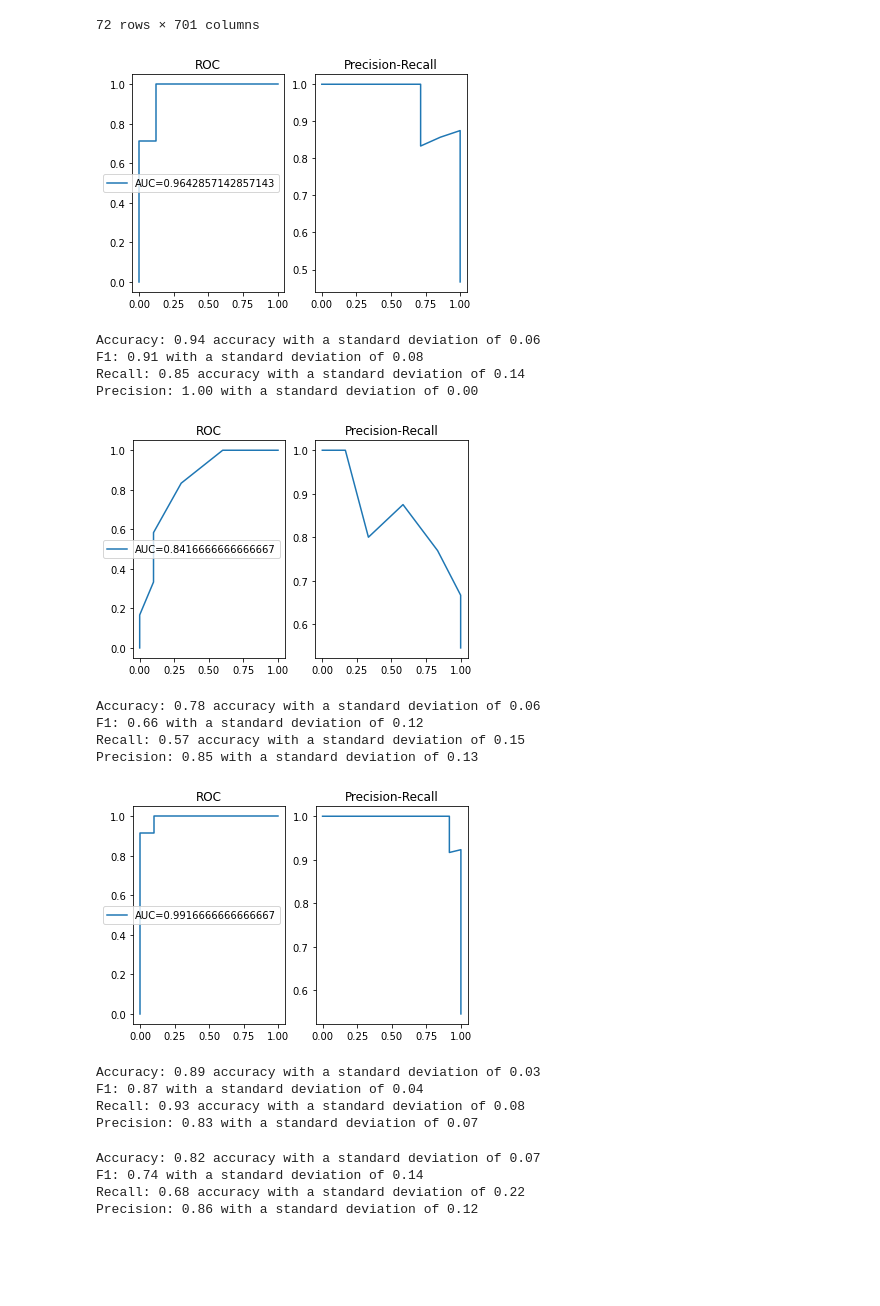
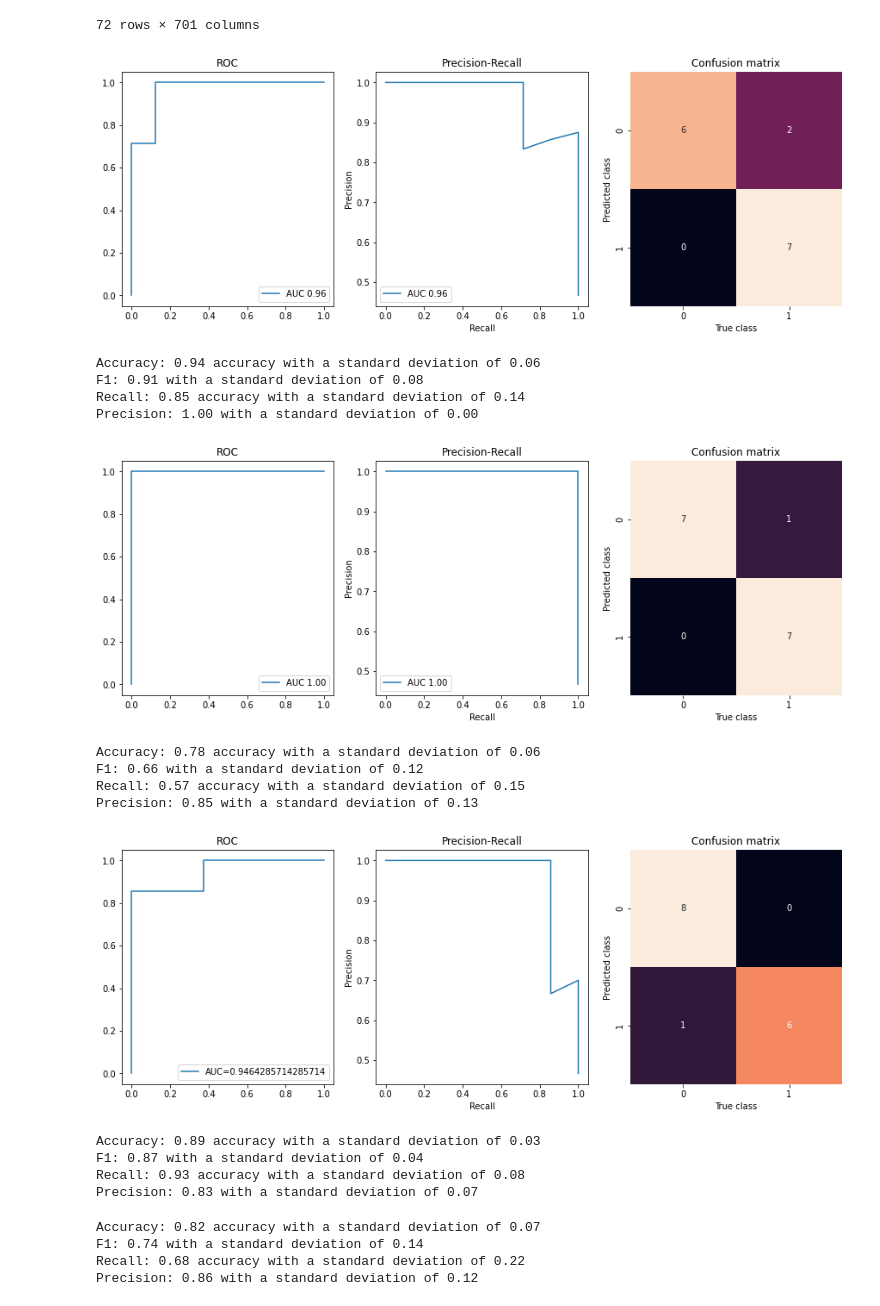
Before and after one commit to ErikHartman/sepsis-ml, a Jupyter notebook: src/ML.ipynb, the cells around one changed output. Saved outputs shown, nothing was run; the diff lists cells and outputs as text; code cells hidden in the pictures; blank space fills up the shorter version.

```diff
--- a/src/ML.ipynb
+++ b/src/ML.ipynb
@@ -87,33 +87,44 @@ df_X_scaled
 # %%
 # SVM
 from sklearn import svm
 from sklearn import metrics
+import seaborn as sns
 import matplotlib.pyplot as plt
 from sklearn.model_selection import StratifiedShuffleSplit
 
 
 clf_svm = svm.SVC(probability=True)
 cv = StratifiedShuffleSplit(n_splits=10, test_size=0.2, random_state=42)
 
 def make_roc(y_test, y_pred_proba):
-    fig, ax = plt.subplots(1,2)
-    fpr, tpr, _ = metrics.roc_curve(y_test,  y_pred_proba)
-    auc = metrics.roc_auc_score(y_test, y_pred_proba)
-    lr_precision, lr_recall, _ = metrics.precision_recall_curve(y_test,  y_pred_proba)
-    ax[0].plot(fpr,tpr, label="AUC="+str(auc))
+    fig, ax = plt.subplots(1,3, figsize=(15,5))
+    fpr, tpr, _ = metrics.roc_curve(y_test,  y_pred_proba[:,1])
+    y_hat = np.argmax(y_pred_proba, axis=1)
+    confusion_matrix = metrics.confusion_matrix(y_test, y_hat)
+    auc = metrics.roc_auc_score(y_test, y_pred_proba[:,1])
+    lr_precision, lr_recall, _ = metrics.precision_recall_curve(y_test,  y_pred_proba[:,1])
+    pr_auc = metrics.auc(lr_recall, lr_precision)
+    ax[0].plot(fpr,tpr,label=f"AUC {auc:.2f}")
     ax[0].set_title('ROC')
-    ax[1].plot(lr_recall, lr_precision)
+    ax[0].legend()
+    ax[1].plot(lr_recall, lr_precision, label=f"AUC {pr_auc:.2f}")
     ax[1].set_title('Precision-Recall')
-    ax[0].legend()
+    ax[1].set_ylabel('Precision')
+    ax[1].set_xlabel('Recall')
+    ax[1].legend()
+    ax[2] = sns.heatmap(confusion_matrix, annot=True, cbar=False)
+    ax[2].set_ylabel('Predicted class')
+    ax[2].set_xlabel('True class')
+    ax[2].set_title('Confusion matrix')
     plt.show()
 
 X_train, X_test, y_train, y_test = train_test_split(X, y_array, test_size=0.2, random_state=42)
 clf_svm.fit(X_train, y_train)
-y_pred_proba = clf_svm.predict_proba(X_test)[:,1]
+y_pred_proba = clf_svm.predict_proba(X_test)
 make_roc(y_test,y_pred_proba)
 evaluate_classifier(clf_svm, X_scaled, y, cv)
 # %% [output]
-[figure, old version]
+[figure, new version]
 Accuracy: 0.94 accuracy with a standard deviation of 0.06
 F1: 0.91 with a standard deviation of 0.08
 Recall: 0.85 accuracy with a standard deviation of 0.14
@@ -124,13 +135,13 @@ from sklearn.neighbors import KNeighborsClassifier
 
 clf_kNN = KNeighborsClassifier(n_neighbors=10)
 cv = StratifiedShuffleSplit(n_splits=10, test_size=0.2, random_state=42)
-X_train, X_test, y_train, y_test = train_test_split(X, y_array, test_size=0.3, random_state=42)
+X_train, X_test, y_train, y_test = train_test_split(X, y_array, test_size=0.2, random_state=42)
 clf_kNN.fit(X_train, y_train)
-y_pred_proba = clf_kNN.predict_proba(X_test)[:,1]
+y_pred_proba = clf_kNN.predict_proba(X_test)
 make_roc(y_test,y_pred_proba)
 evaluate_classifier(clf_kNN, X_scaled, y, cv)
 # %% [output]
-[figure, old version]
+[figure, new version]
 Accuracy: 0.78 accuracy with a standard deviation of 0.06
 F1: 0.66 with a standard deviation of 0.12
 Recall: 0.57 accuracy with a standard deviation of 0.15
@@ -142,11 +153,11 @@ from sklearn.ensemble import RandomForestClassifier
 clf_rf = RandomForestClassifier(n_estimators=10, random_state=42)
 cv = StratifiedShuffleSplit(n_splits=10, test_size=0.2, random_state=42)
 clf_rf.fit(X_train, y_train)
-y_pred_proba = clf_rf.predict_proba(X_test)[:,1]
+y_pred_proba = clf_rf.predict_proba(X_test)
 make_roc(y_test,y_pred_proba)
 evaluate_classifier(clf_rf, X_scaled, y, cv)
 # %% [output]
-[figure, old version]
+[figure, new version]
 Accuracy: 0.89 accuracy with a standard deviation of 0.03
 F1: 0.87 with a standard deviation of 0.04
 Recall: 0.93 accuracy with a standard deviation of 0.08
```
Also changed, not shown: parts of 5 cells of this notebook, 2 other files.
